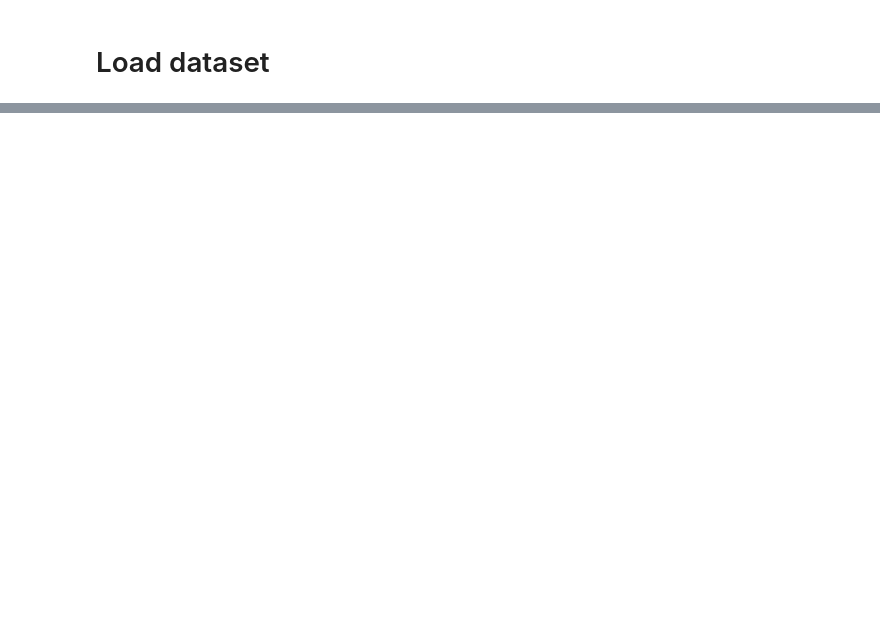
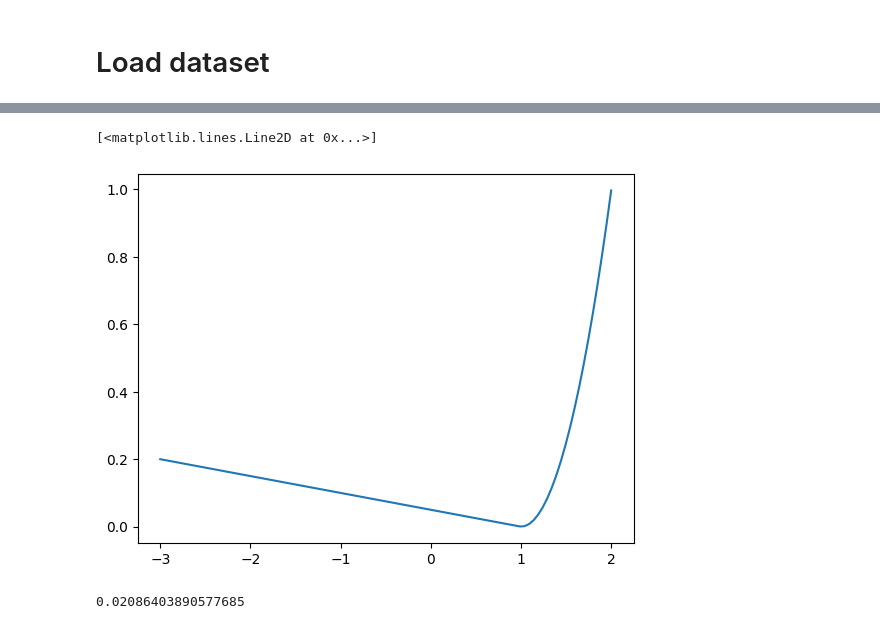
Before and after one commit to Roboy/neural-tendon-control, a Jupyter notebook: controllers/nn_1/dev/ctrl_model/generation_of_ctrl_model_dataset.ipynb, the cells around one changed output, grey strips where cells are left out. Cells and saved outputs as stored; diff of their text form; code cells hidden in the pictures; blank space fills up the shorter version.

```diff
--- a/controllers/nn_1/dev/ctrl_model/generation_of_ctrl_model_dataset.ipynb
+++ b/controllers/nn_1/dev/ctrl_model/generation_of_ctrl_model_dataset.ipynb
@@ -178,0 +179,18 @@ plt.show()
+# %%
+
+# The controller should be encuraged to keep the torque encoder values always above the optimal value but as close as possible to it
+def torque_encoder_cost(torque_encoder_value):
+    if torque_encoder_value > optimal_torque_encoder_value:
+        cost = (torque_encoder_value - optimal_torque_encoder_value) ** 2
+    else:
+        # linear penalty
+        cost = abs(torque_encoder_value - optimal_torque_encoder_value) * 0.05
+    return cost
+# %%
+# plot cost from -2 to 2
+x = np.linspace(-3, 2, 100)
+y = [torque_encoder_cost(i) for i in x]
+plt.plot(x, y)
+# %% [output]
+[<matplotlib.lines.Line2D at 0x...>]
+[figure, added]
@@ -178,0 +206,4 @@ plt.show()
+# %%
+total_cost
+# %% [output]
+0.02086403890577685
```
Also changed, not shown: parts of 33 cells of this notebook.
